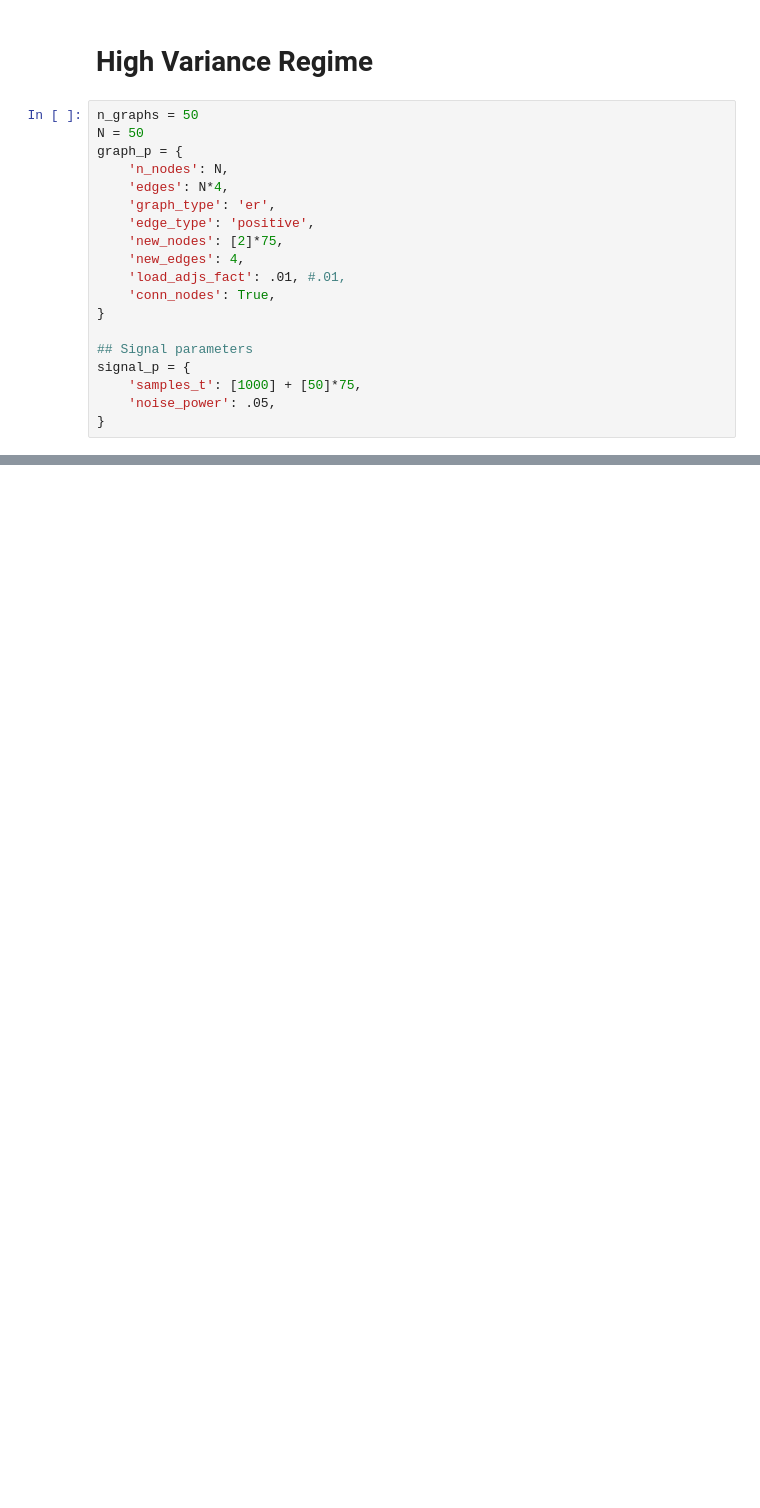
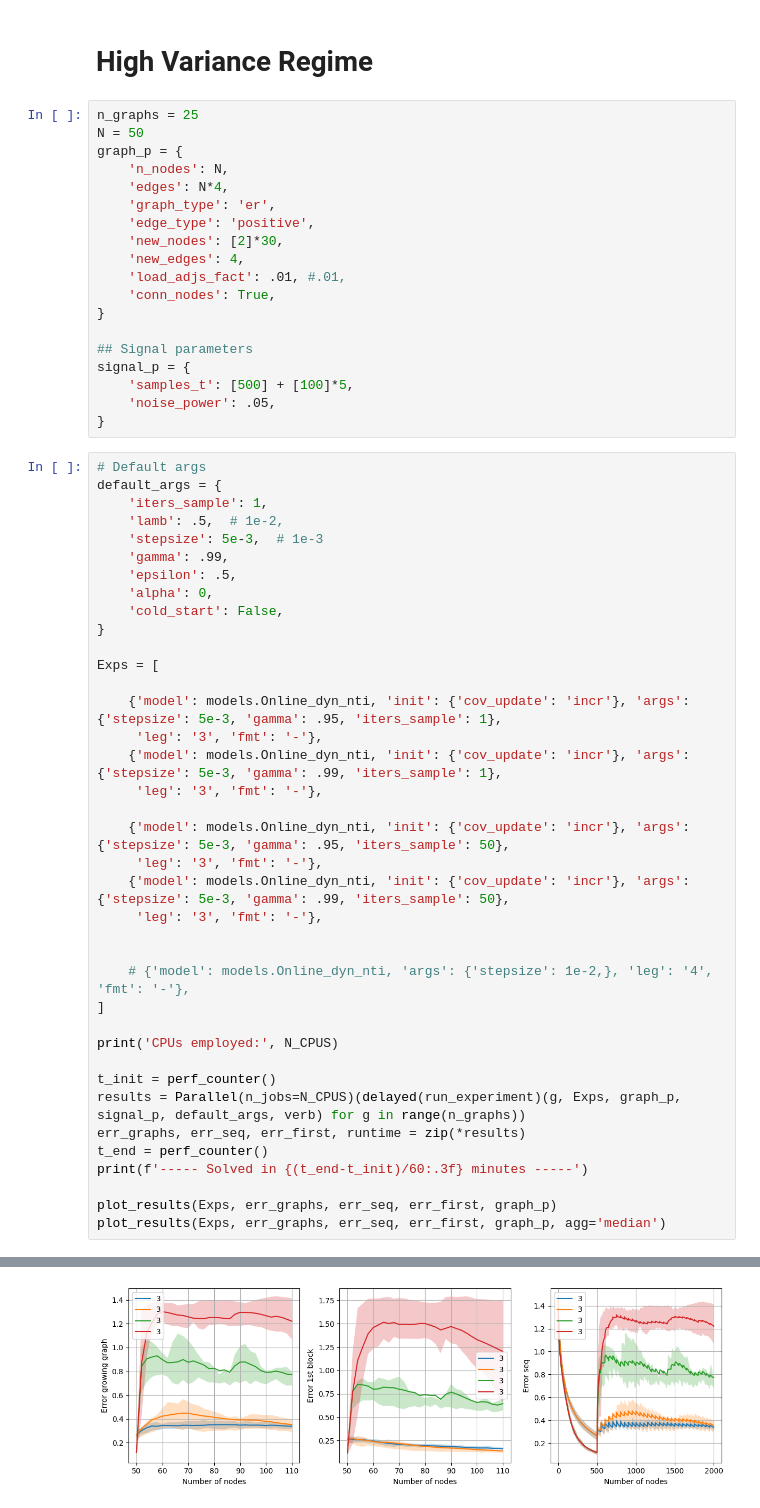
Before and after one commit to reysam93/online_ntf_expanding, a Jupyter notebook: hyperparam_tunning.ipynb, the cells around one changed output, grey strips where cells are left out. Cells and saved outputs as stored; diff of their text form; blank space fills up the shorter version.

```diff
--- a/hyperparam_tunning.ipynb
+++ b/hyperparam_tunning.ipynb
@@ -154,14 +221,14 @@ CPUs employed: 128
 # %% [markdown]
 # High Variance Regime
 # %%
-n_graphs = 50
+n_graphs = 25
 N = 50
 graph_p = {
     'n_nodes': N,
     'edges': N*4,
     'graph_type': 'er',
     'edge_type': 'positive',
-    'new_nodes': [2]*75,
+    'new_nodes': [2]*30,
     'new_edges': 4,
     'load_adjs_fact': .01, #.01,
     'conn_nodes': True,
@@ -169,6 +236,45 @@ graph_p = {
 
 ## Signal parameters
 signal_p = {
-    'samples_t': [1000] + [50]*75,
+    'samples_t': [500] + [100]*5,
     'noise_power': .05,
 }
+# %%
+# Default args
+default_args = {
+    'iters_sample': 1,
+    'lamb': .5,  # 1e-2,
+    'stepsize': 5e-3,  # 1e-3
+    'gamma': .99,
+    'epsilon': .5,
+    'alpha': 0,
+    'cold_start': False,
+}
+
+Exps = [
+
+    {'model': models.Online_dyn_nti, 'init': {'cov_update': 'incr'}, 'args': {'stepsize': 5e-3, 'gamma': .95, 'iters_sample': 1},
+     'leg': '3', 'fmt': '-'},
+    {'model': models.Online_dyn_nti, 'init': {'cov_update': 'incr'}, 'args': {'stepsize': 5e-3, 'gamma': .99, 'iters_sample': 1},
+     'leg': '3', 'fmt': '-'},
+
+    {'model': models.Online_dyn_nti, 'init': {'cov_update': 'incr'}, 'args': {'stepsize': 5e-3, 'gamma': .95, 'iters_sample': 50},
+     'leg': '3', 'fmt': '-'},
+    {'model': models.Online_dyn_nti, 'init': {'cov_update': 'incr'}, 'args': {'stepsize': 5e-3, 'gamma': .99, 'iters_sample': 50},
+     'leg': '3', 'fmt': '-'},
+
+
+    # {'model': models.Online_dyn_nti, 'args': {'stepsize': 1e-2,}, 'leg': '4', 'fmt': '-'},
+]
+
+print('CPUs employed:', N_CPUS)
+
+t_init = perf_counter()
+results = Parallel(n_jobs=N_CPUS)(delayed(run_experiment)(g, Exps, graph_p, signal_p, default_args, verb) for g in range(n_graphs))
+err_graphs, err_seq, err_first, runtime = zip(*results)
+t_end = perf_counter()
+print(f'----- Solved in {(t_end-t_init)/60:.3f} minutes -----')
+
+plot_results(Exps, err_graphs, err_seq, err_first, graph_p)
+plot_results(Exps, err_graphs, err_seq, err_first, graph_p, agg='median')
+# %% [output]
@@ -174,0 +287 @@ signal_p = {
+[figure, added]
```
Also changed, not shown: parts of 7 cells of this notebook, 4 other files.
